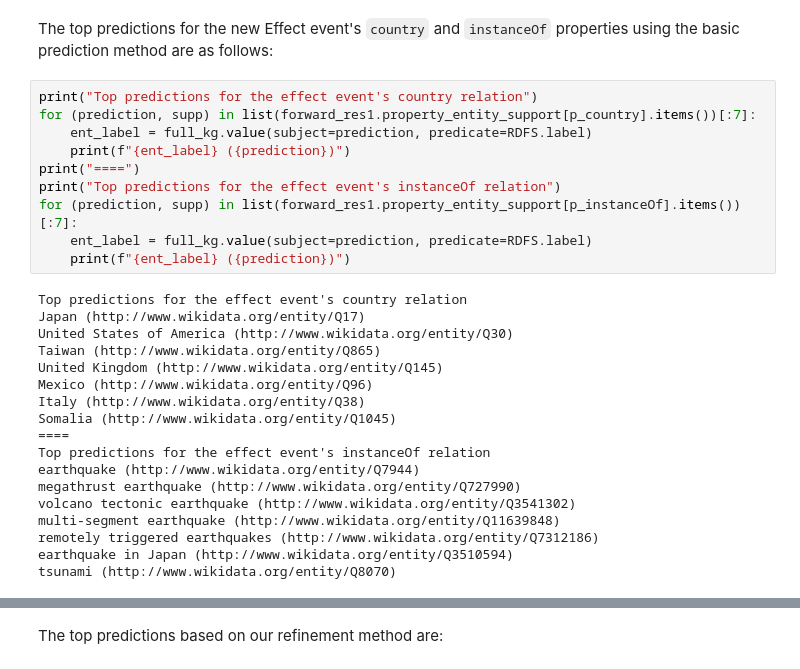
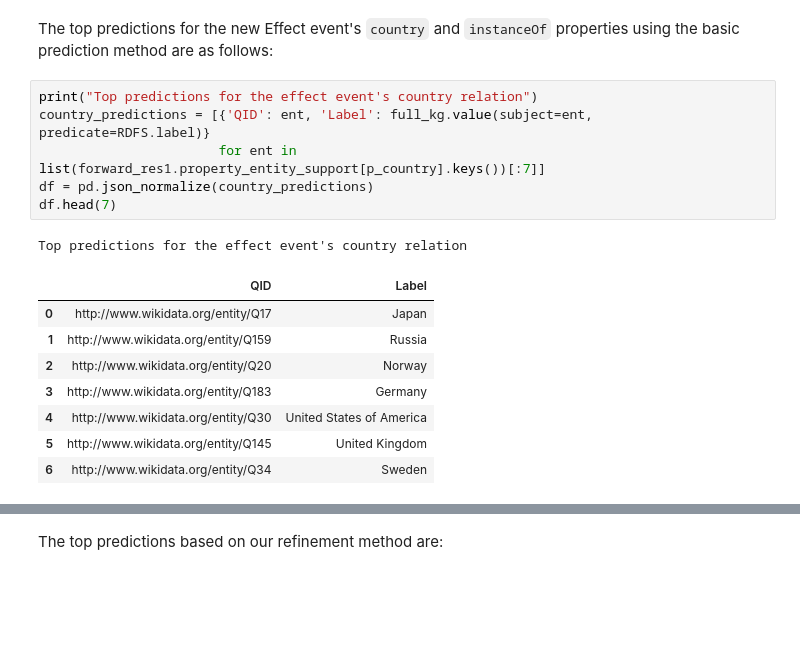
Before and after one commit to solashirai/WWW-EvCBR, a Jupyter notebook: notebooks/ijcai_demo.ipynb, the cells around one changed output, grey strips where cells are left out. Cells and saved outputs as stored; diff of their text form; blank space fills up the shorter version.

```diff
--- a/notebooks/ijcai_demo.ipynb
+++ b/notebooks/ijcai_demo.ipynb
@@ -147,31 +151,19 @@ Isshi Incident -> Taika Reform
 # %% [markdown]
 The top predictions for the new Effect event's `country` and `instanceOf` properties using the basic prediction
 method are as follows:
-# %%
-print("Top predictions for the effect event's country relation")
-for (prediction, supp) in list(forward_res1.property_entity_support[p_country].items())[:7]:
-    ent_label = full_kg.value(subject=prediction, predicate=RDFS.label)
-    print(f"{ent_label} ({prediction})")
-print("====")
-print("Top predictions for the effect event's instanceOf relation")
-for (prediction, supp) in list(forward_res1.property_entity_support[p_instanceOf].items())[:7]:
-    ent_label = full_kg.value(subject=prediction, predicate=RDFS.label)
-    print(f"{ent_label} ({prediction})")
-# %% [output]
-Top predictions for the effect event's country relation
-Japan (http://www.wikidata.org/entity/Q17)
-United States of America (http://www.wikidata.org/entity/Q30)
-Taiwan (http://www.wikidata.org/entity/Q865)
-United Kingdom (http://www.wikidata.org/entity/Q145)
-Mexico (http://www.wikidata.org/entity/Q96)
-Italy (http://www.wikidata.org/entity/Q38)
-Somalia (http://www.wikidata.org/entity/Q1045)
-====
-Top predictions for the effect event's instanceOf relation
-earthquake (http://www.wikidata.org/entity/Q7944)
-megathrust earthquake (http://www.wikidata.org/entity/Q727990)
-volcano tectonic earthquake (http://www.wikidata.org/entity/Q3541302)
-multi-segment earthquake (http://www.wikidata.org/entity/Q11639848)
-remotely triggered earthquakes (http://www.wikidata.org/entity/Q7312186)
-earthquake in Japan (http://www.wikidata.org/entity/Q3510594)
-tsunami (http://www.wikidata.org/entity/Q8070)
+# %%
+print("Top predictions for the effect event's country relation")
+country_predictions = [{'QID': ent, 'Label': full_kg.value(subject=ent, predicate=RDFS.label)}
+                       for ent in list(forward_res1.property_entity_support[p_country].keys())[:7]]
+df = pd.json_normalize(country_predictions)
+df.head(7)
+# %% [output]
+Top predictions for the effect event's country relation
+|  | QID | Label |
+| 0 | http://www.wikidata.org/entity/Q17 | Japan |
+| 1 | http://www.wikidata.org/entity/Q159 | Russia |
+| 2 | http://www.wikidata.org/entity/Q20 | Norway |
+| 3 | http://www.wikidata.org/entity/Q183 | Germany |
+| 4 | http://www.wikidata.org/entity/Q30 | United States of America |
+| 5 | http://www.wikidata.org/entity/Q145 | United Kingdom |
+| 6 | http://www.wikidata.org/entity/Q34 | Sweden |
```
Also changed, not shown: parts of 23 cells of this notebook, 2 other files.
